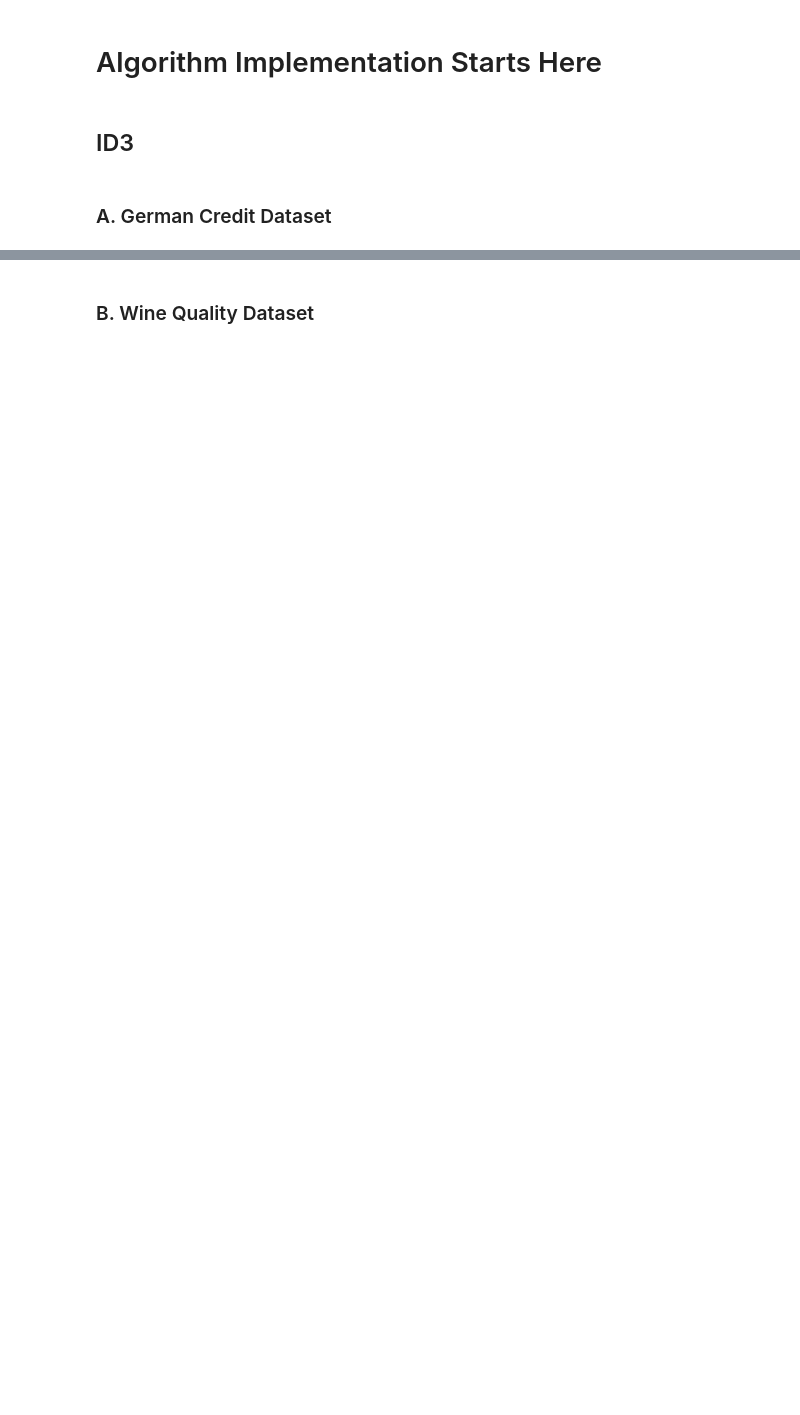
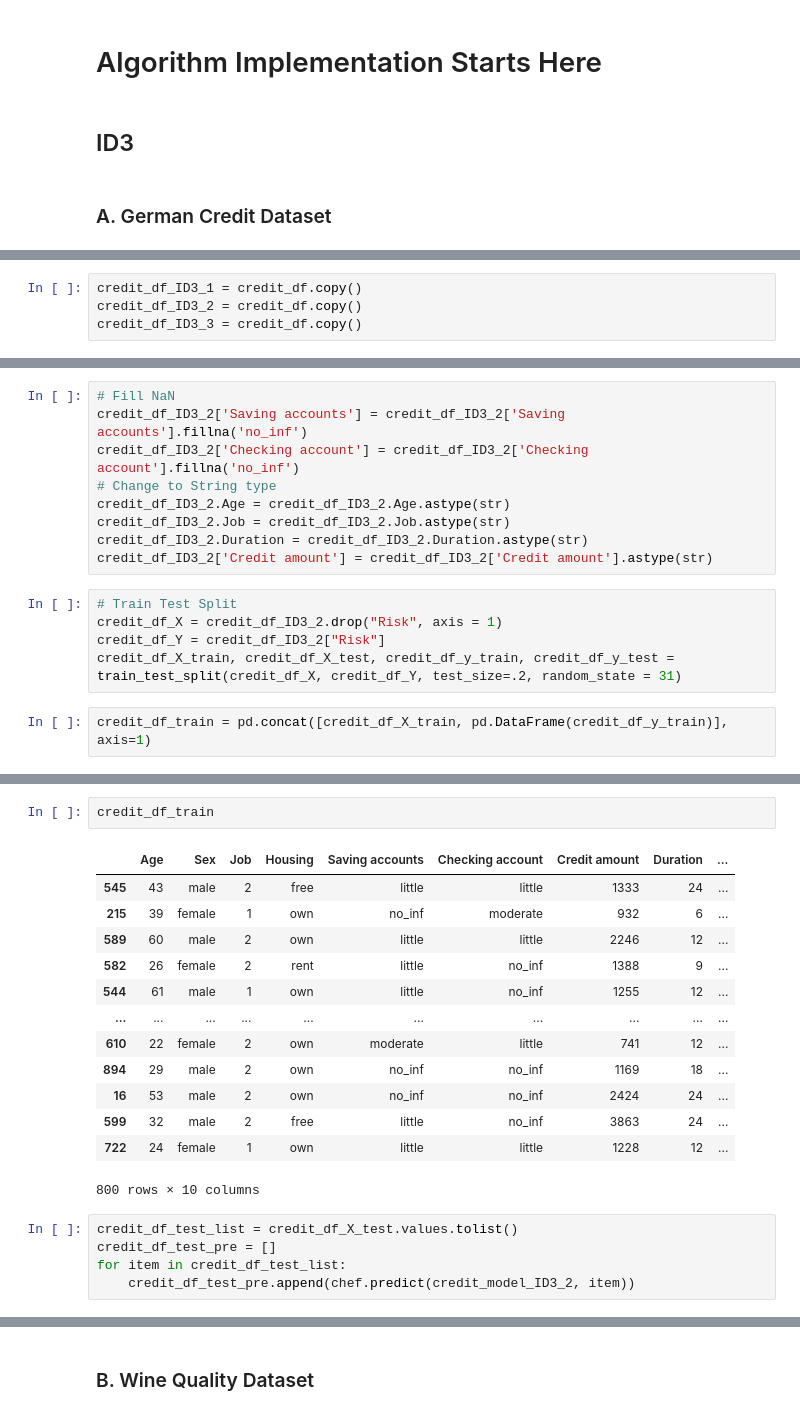
Before and after one commit to Katherine0717/CSC240_Final_Project, a Jupyter notebook: CSC240_Structure.ipynb, the cells around one changed output, grey strips where cells are left out. Saved outputs shown, nothing was run; the diff lists cells and outputs as text; blank space fills up the shorter version.

```diff
--- a/CSC240_Structure.ipynb
+++ b/CSC240_Structure.ipynb
@@ -190,0 +431,4 @@ credit_df_ID3 = credit_df.copy()
+# %%
+credit_df_ID3_1 = credit_df.copy()
+credit_df_ID3_2 = credit_df.copy()
+credit_df_ID3_3 = credit_df.copy()
@@ -190,0 +471,16 @@ credit_df_ID3 = credit_df.copy()
+# %%
+# Fill NaN
+credit_df_ID3_2['Saving accounts'] = credit_df_ID3_2['Saving accounts'].fillna('no_inf')
+credit_df_ID3_2['Checking account'] = credit_df_ID3_2['Checking account'].fillna('no_inf')
+# Change to String type
+credit_df_ID3_2.Age = credit_df_ID3_2.Age.astype(str)
+credit_df_ID3_2.Job = credit_df_ID3_2.Job.astype(str)
+credit_df_ID3_2.Duration = credit_df_ID3_2.Duration.astype(str)
+credit_df_ID3_2['Credit amount'] = credit_df_ID3_2['Credit amount'].astype(str)
+# %%
+# Train Test Split
+credit_df_X = credit_df_ID3_2.drop("Risk", axis = 1)
+credit_df_Y = credit_df_ID3_2["Risk"]
+credit_df_X_train, credit_df_X_test, credit_df_y_train, credit_df_y_test = train_test_split(credit_df_X, credit_df_Y, test_size=.2, random_state = 31)
+# %%
+credit_df_train = pd.concat([credit_df_X_train, pd.DataFrame(credit_df_y_train)], axis=1)
@@ -190,0 +502,21 @@ credit_df_ID3 = credit_df.copy()
+# %%
+credit_df_train
+# %% [output]
+|  | Age | Sex | Job | Housing | Saving accounts | Checking account | Credit amount | Duration | ... |
+| 545 | 43 | male | 2 | free | little | little | 1333 | 24 | ... |
+| 215 | 39 | female | 1 | own | no_inf | moderate | 932 | 6 | ... |
+| 589 | 60 | male | 2 | own | little | little | 2246 | 12 | ... |
+| 582 | 26 | female | 2 | rent | little | no_inf | 1388 | 9 | ... |
+| 544 | 61 | male | 1 | own | little | no_inf | 1255 | 12 | ... |
+| ... | ... | ... | ... | ... | ... | ... | ... | ... | ... |
+| 610 | 22 | female | 2 | own | moderate | little | 741 | 12 | ... |
+| 894 | 29 | male | 2 | own | no_inf | no_inf | 1169 | 18 | ... |
+| 16 | 53 | male | 2 | own | no_inf | no_inf | 2424 | 24 | ... |
+| 599 | 32 | male | 2 | free | little | no_inf | 3863 | 24 | ... |
+| 722 | 24 | female | 1 | own | little | little | 1228 | 12 | ... |
+800 rows × 10 columns
+# %%
+credit_df_test_list = credit_df_X_test.values.tolist()
+credit_df_test_pre = []
+for item in credit_df_test_list:
+    credit_df_test_pre.append(chef.predict(credit_model_ID3_2, item))
```
Also changed, not shown: parts of 96 cells of this notebook.
